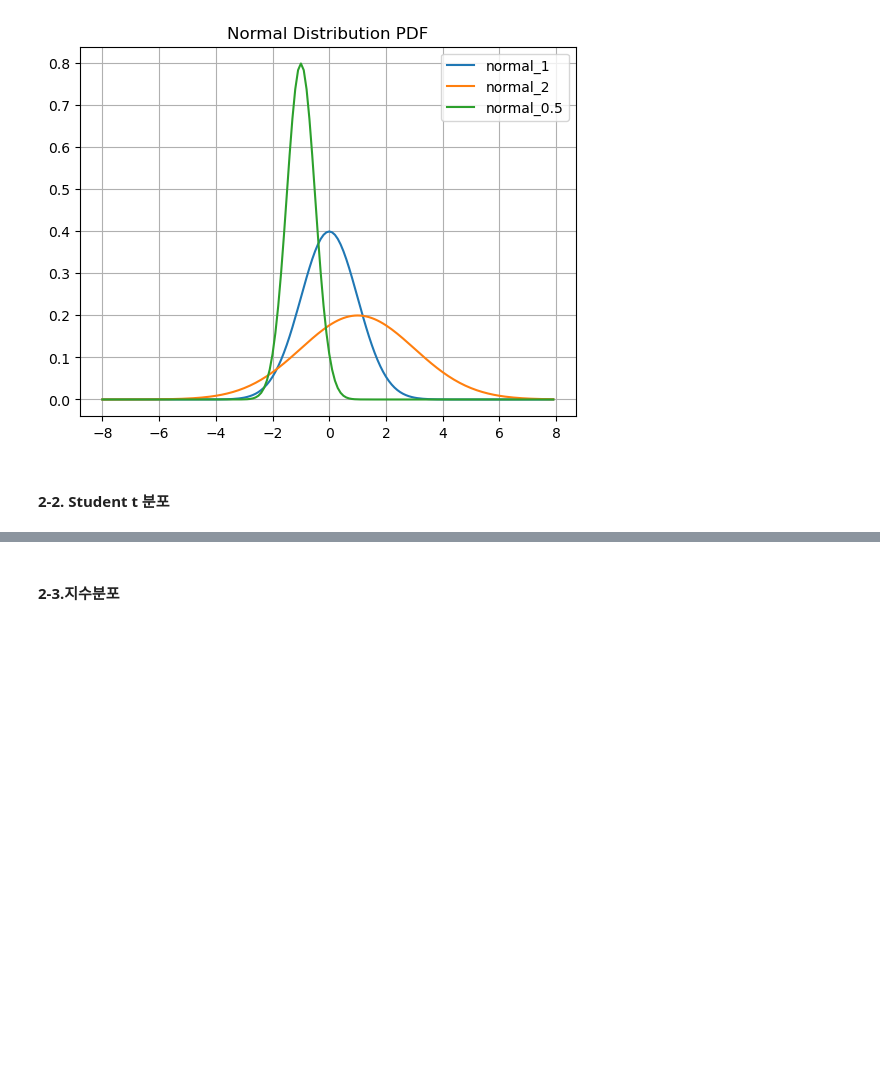
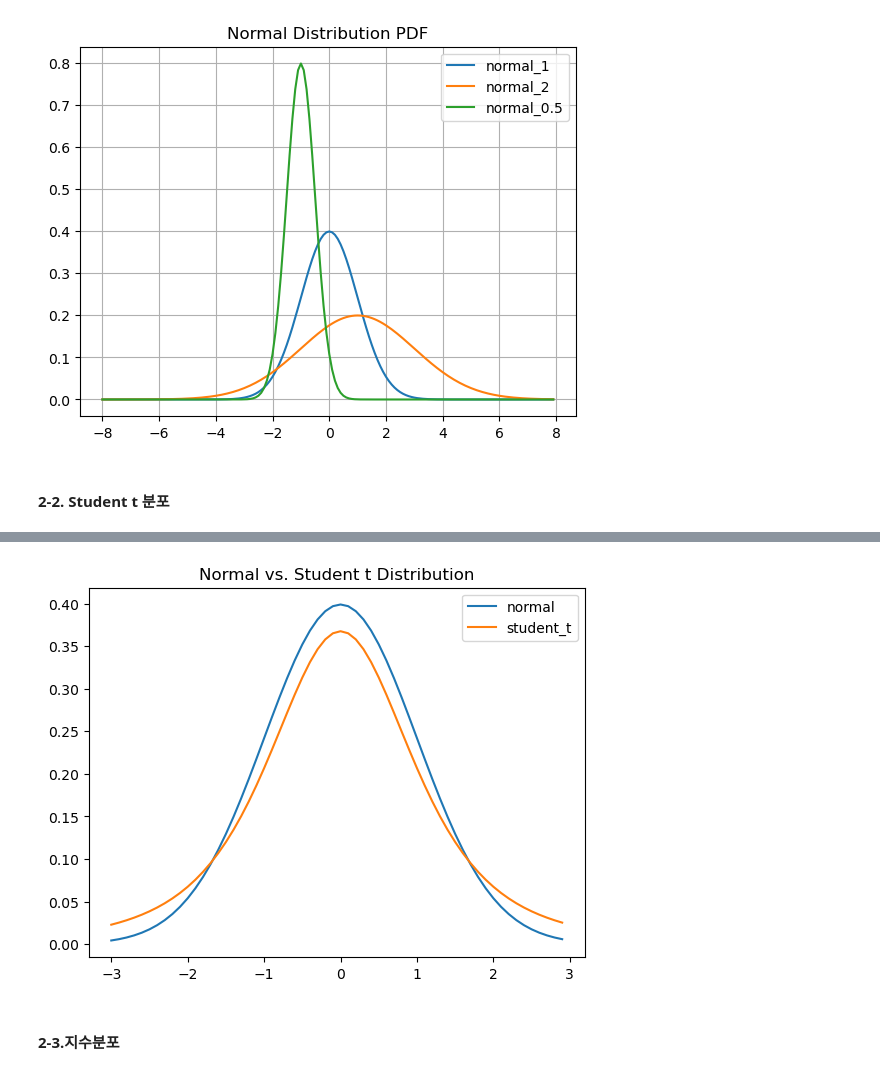
Before and after one commit to steve-park/data-engineering, a Jupyter notebook: 빅분기 실기학습/통계검정/Bigdata_S5_Scipy라이브러리_LAB.ipynb, the cells around one changed output, grey strips where cells are left out. Drawn from its saved outputs; the diff is of its cells as text; code cells hidden in the pictures; blank space fills up the shorter version.

```diff
--- a/빅분기 실기학습/통계검정/Bigdata_S5_Scipy라이브러리_LAB.ipynb
+++ b/빅분기 실기학습/통계검정/Bigdata_S5_Scipy라이브러리_LAB.ipynb
@@ -141,8 +191,21 @@ import matplotlib.pyplot as plt
 # %%
 # 표준정규분포와 스튜던트 t 분표 비교
 from scipy.stats import norm, t
 import pandas as pd
 import numpy as np
 import matplotlib.pyplot as plt
+
+n_rv = norm(loc=0, scale=1)
+t_rv = t(loc=0, scale=1, df=3)
+x = np.arange(-3, 3, 0.1)
+
+df = pd.DataFrame()
+df['normal'] = pd.Series(data=n_rv.pdf(x), index=x)
+df['student_t'] = pd.Series(data=t_rv.pdf(x), index=x)
+
+df.plot(title='Normal vs. Student t Distribution')
+plt.show()
+# %% [output]
+[figure, added]
 # %% [markdown]
 #### 2-3.지수분포
```
Also changed, not shown: parts of 35 cells of this notebook, 17 other files.
